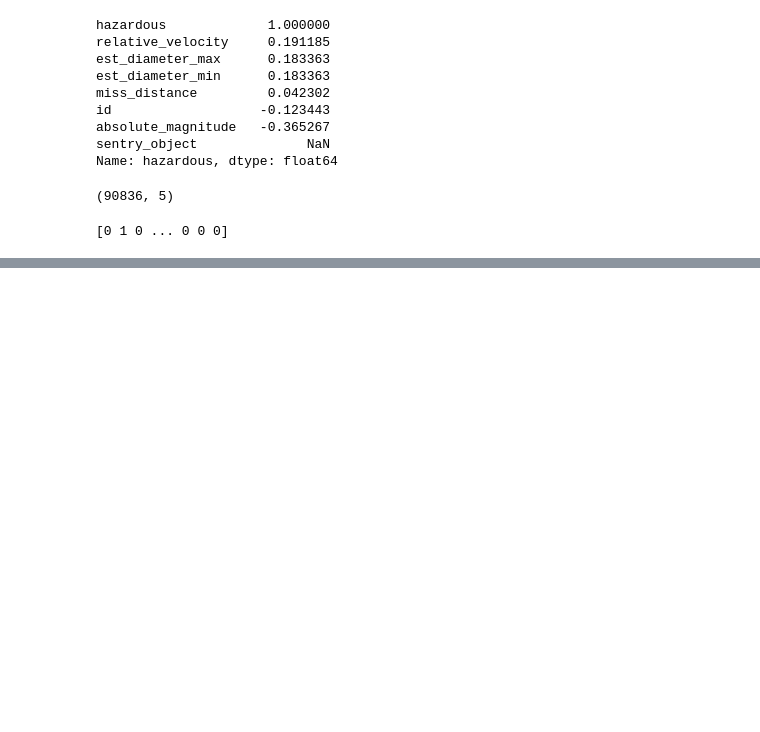
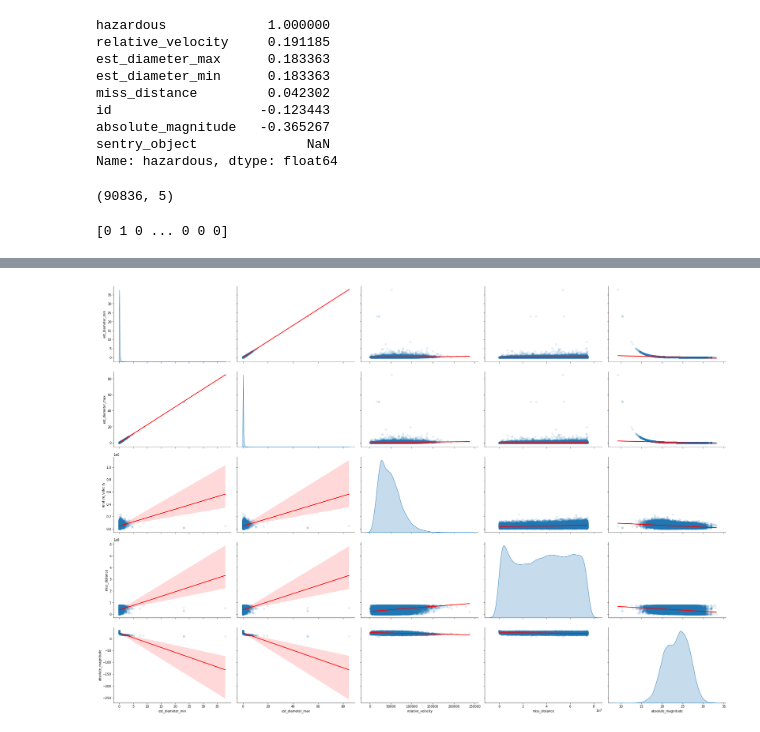
Before and after one commit to DSCKGEC/NASA-Collision-Detection, a Jupyter notebook: Nasa_nearest_earth_object_classifier.ipynb, the cells around one changed output, grey strips where cells are left out. Drawn from its saved outputs; the diff is of its cells as text; code cells hidden in the pictures; blank space fills up the shorter version.

```diff
--- a/Nasa_nearest_earth_object_classifier.ipynb
+++ b/Nasa_nearest_earth_object_classifier.ipynb
@@ -146,0 +164,7 @@ weighted avg       0.89      0.89      0.89     45418
+# %%
+# Bivariate analysis with regression line added.
+bivariate_plt = sns.pairplot(X_train, diag_kind="kde", kind="reg",
+             plot_kws={'line_kws':{'color':'red'}, 'scatter_kws':{'alpha':0.1}})
+bivariate_plt.fig.set_size_inches(30,20)
+# %% [output]
+[figure, added]
```
Also changed, not shown: parts of 9 cells of this notebook.
